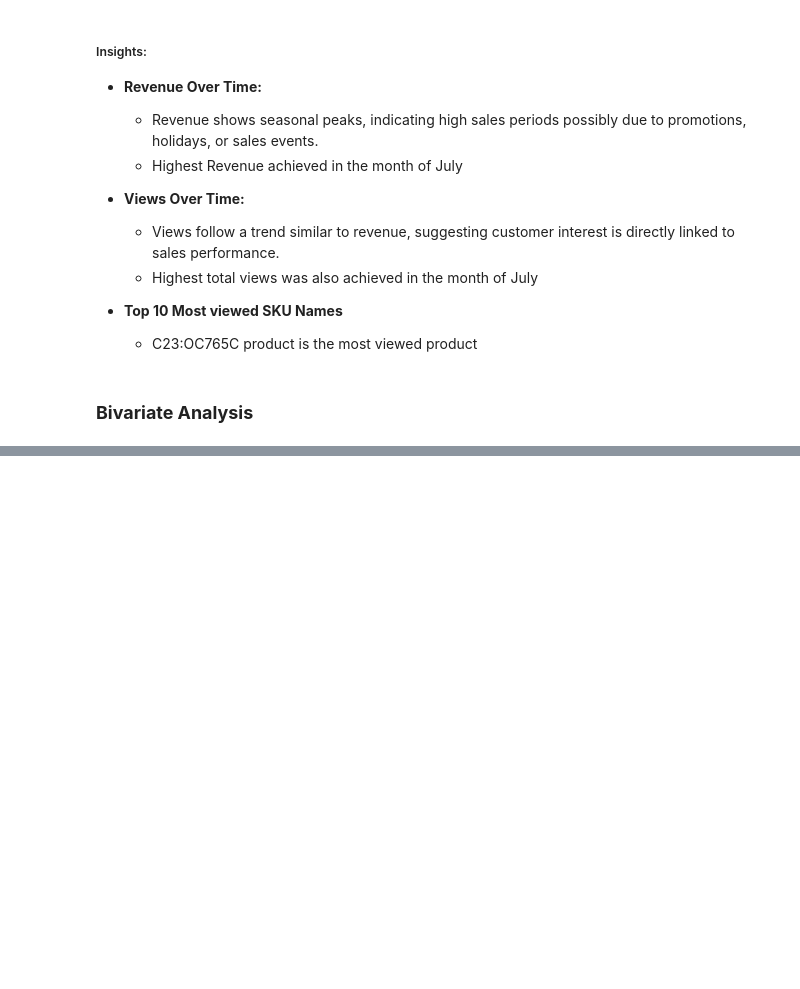
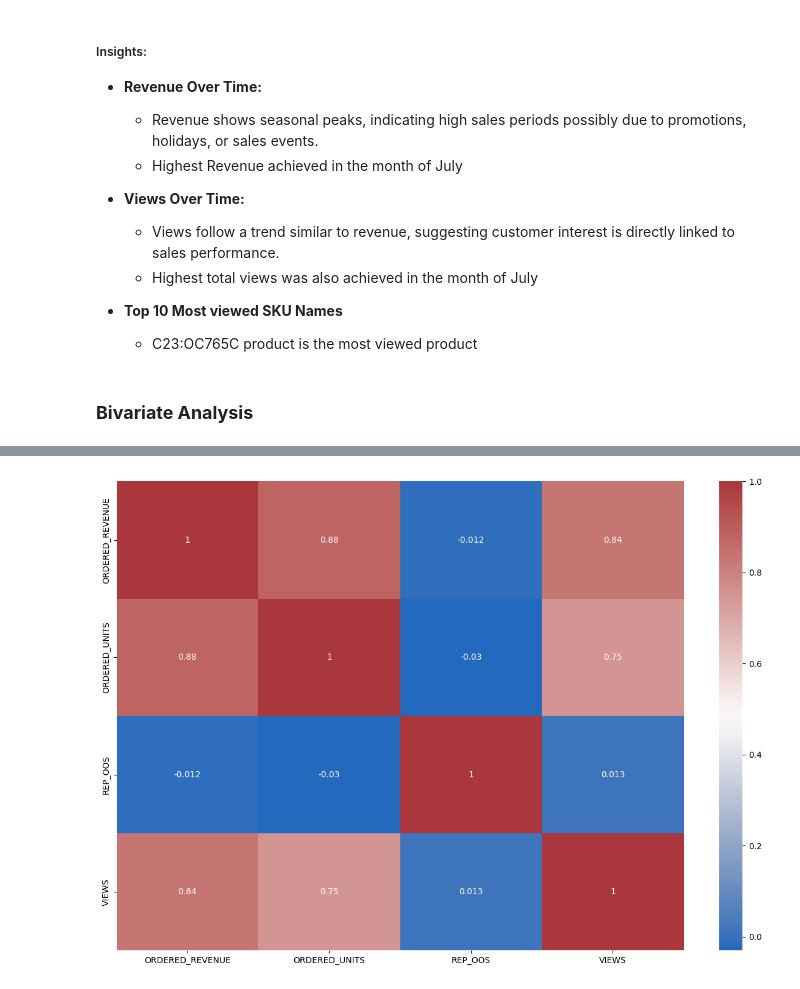
Before and after one commit to mohithsaran/GurujiAstroAssignment, a Jupyter notebook: Sales_Analytics.ipynb, the cells around one changed output, grey strips where cells are left out. Saved outputs shown, nothing was run; the diff lists cells and outputs as text; code cells hidden in the pictures; blank space fills up the shorter version.

```diff
--- a/Sales_Analytics.ipynb
+++ b/Sales_Analytics.ipynb
@@ -454,0 +534,8 @@ plt.show()
+# %%
+numerical_columns = [
+    col for col in merged_data.columns
+    if merged_data[col].dtype in ['float64', 'int64', 'int32'] and col.lower() not in ['year','day','month','weekday']
+]
+
+# Display the resulting numerical columns
+numerical_columns
@@ -454,0 +552,7 @@ plt.show()
+# %%
+plt.figure(figsize=(15,10))
+
+sns.heatmap(merged_data[numerical_columns].corr(), annot=True,cmap='vlag')
+plt.show()
+# %% [output]
+[figure, added]
```
Also changed, not shown: parts of 13 cells of this notebook.
